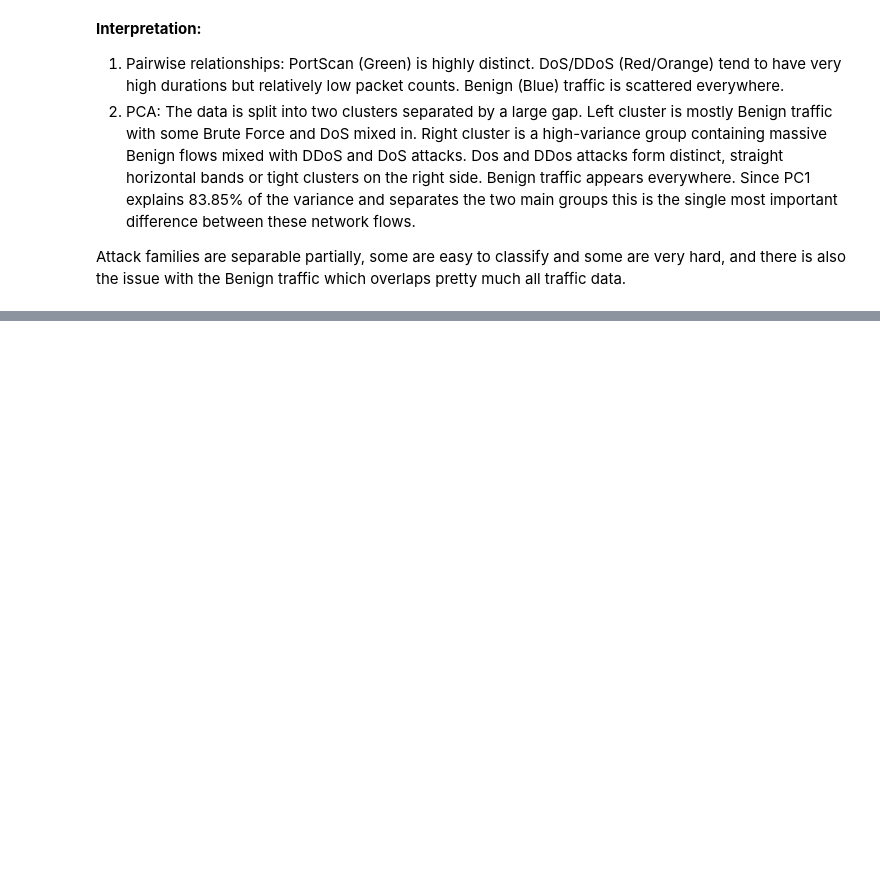
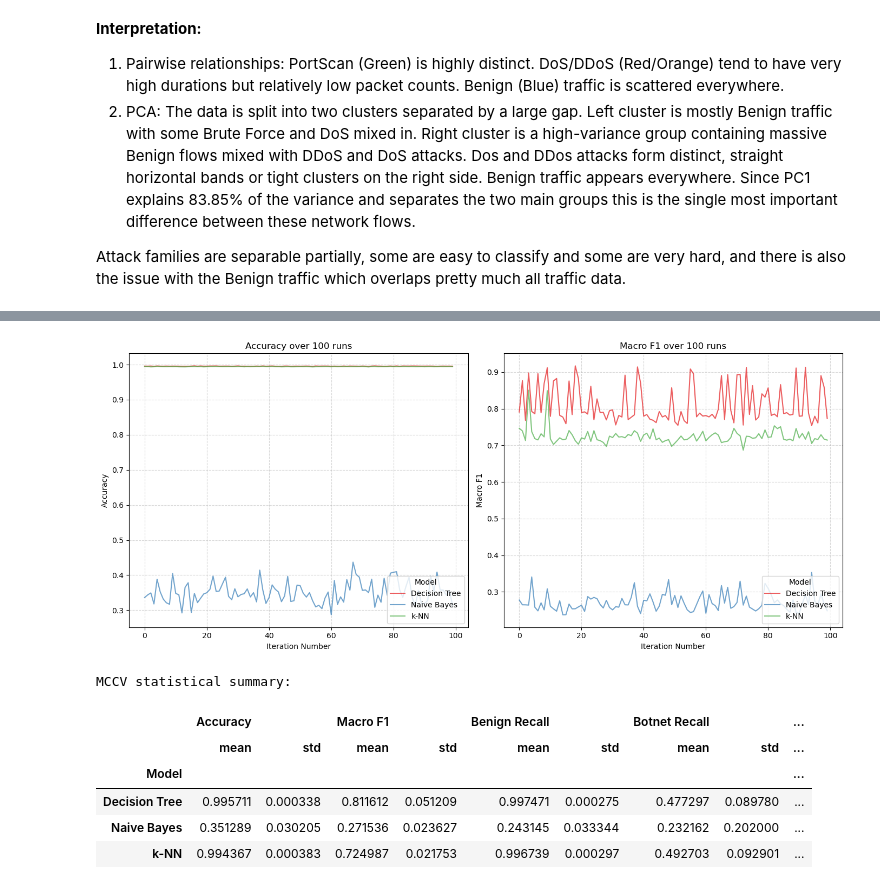
Before and after one commit to zombi170/tabular-data-science, a Jupyter notebook: network_attack_classification.ipynb, the cells around one changed output, grey strips where cells are left out. Saved outputs shown, nothing was run; the diff lists cells and outputs as text; code cells hidden in the pictures; blank space fills up the shorter version.

```diff
--- a/network_attack_classification.ipynb
+++ b/network_attack_classification.ipynb
@@ -649,0 +726,38 @@ Base model vs. Tuned model comparison:
+# %%
+import seaborn as sns
+
+plt.figure(figsize=(14, 6))
+
+plt.subplot(1, 2, 1)
+sns.lineplot(data=df_results, x="Iteration", y="Accuracy", hue="Model",
+             palette="Set1", alpha=0.7, linewidth=1.5)
+plt.title("Accuracy over 100 runs")
+plt.ylabel("Accuracy")
+plt.xlabel("Iteration Number")
+plt.legend(title="Model", loc="lower right")
+plt.grid(True, linestyle='--', alpha=0.5)
+
+plt.subplot(1, 2, 2)
+sns.lineplot(data=df_results, x="Iteration", y="Macro F1", hue="Model",
+             palette="Set1", alpha=0.7, linewidth=1.5)
+plt.title("Macro F1 over 100 runs")
+plt.ylabel("Macro F1")
+plt.xlabel("Iteration Number")
+plt.legend(title="Model", loc="lower right")
+plt.grid(True, linestyle='--', alpha=0.5)
+
+plt.tight_layout()
+plt.show()
+
+summary = df_results.groupby("Model")[["Accuracy", "Macro F1"] + [f"{c} Recall" for c in classes]].agg(['mean', 'std'])
+print("\nMCCV statistical summary:")
+display(summary)
+# %% [output]
+[figure, added]
+MCCV statistical summary:
+|  | Accuracy |  | Macro F1 |  | Benign Recall |  | Botnet Recall |  | ... |
+|  | mean | std | mean | std | mean | std | mean | std | ... |
+| Model |  |  |  |  |  |  |  |  | ... |
+| Decision Tree | 0.995711 | 0.000338 | 0.811612 | 0.051209 | 0.997471 | 0.000275 | 0.477297 | 0.089780 | ... |
+| Naive Bayes | 0.351289 | 0.030205 | 0.271536 | 0.023627 | 0.243145 | 0.033344 | 0.232162 | 0.202000 | ... |
+| k-NN | 0.994367 | 0.000383 | 0.724987 | 0.021753 | 0.996739 | 0.000297 | 0.492703 | 0.092901 | ... |
```
Also changed, not shown: parts of 46 cells of this notebook.
